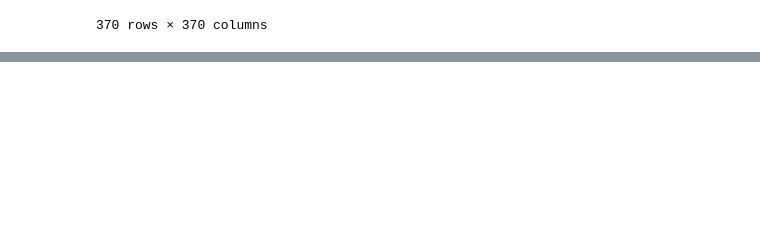
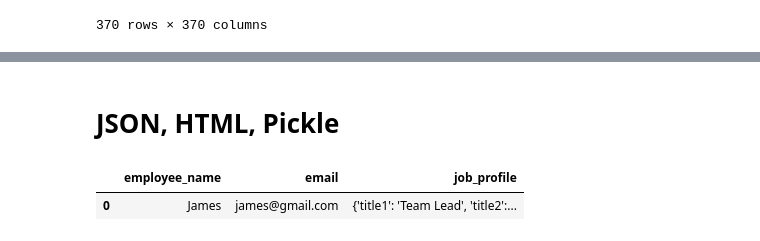
Before and after one commit to ashraful005/DS_ML_Bootcamp, a Jupyter notebook: Day 04/pandas.ipynb, the cells around one changed output, grey strips where cells are left out. Saved outputs shown, nothing was run; the diff lists cells and outputs as text; code cells hidden in the pictures; blank space fills up the shorter version.

Commit message:
Read json data

```diff
--- a/Day 04/pandas.ipynb
+++ b/Day 04/pandas.ipynb
@@ -202,0 +200,8 @@ df_url
+# %% [markdown]
+# JSON, HTML, Pickle
+# %%
+data = '{"employee_name":"James","email":"james@gmail.com","job_profile":[{"title1":"Team Lead","title2":"Sr. Developer"}]}'
+pd.read_json(data)
+# %% [output]
+|  | employee_name | email | job_profile |
+| 0 | James | james@gmail.com | {'title1': 'Team Lead', 'title2':... |
```
Also changed, not shown: parts of 2 cells of this notebook, 1 other file.
